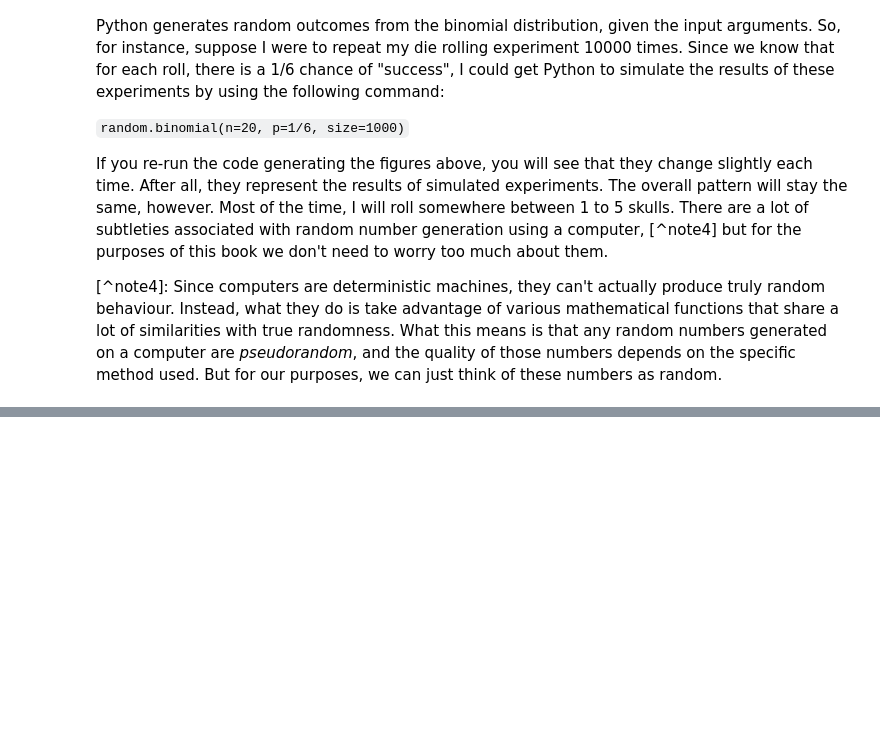
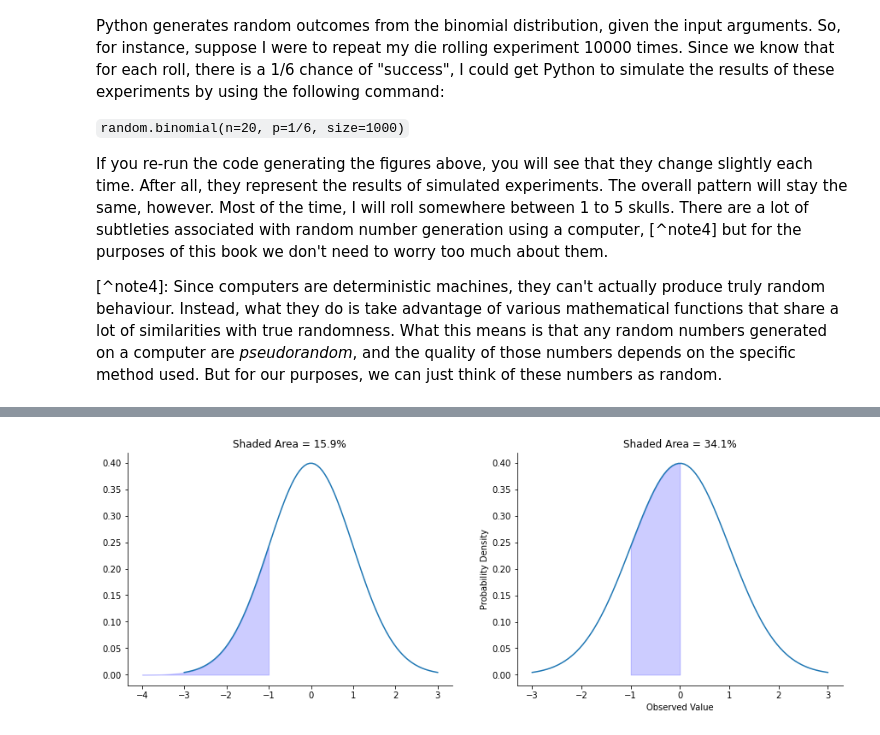
Before and after one commit to ethanweed/pythonbook, a Jupyter notebook: Book/_build/jupyter_execute/04.02-probability.ipynb, the cells around one changed output, grey strips where cells are left out. Drawn from its saved outputs; the diff is of its cells as text; code cells hidden in the pictures; blank space fills up the shorter version.

```diff
--- a/Book/_build/jupyter_execute/04.02-probability.ipynb
+++ b/Book/_build/jupyter_execute/04.02-probability.ipynb
@@ -453,0 +542,35 @@ Before moving on, I want to point out one important characteristic of the normal
+# %%
+%matplotlib agg
+from myst_nb import glue
+import numpy as np
+import scipy.stats as stats
+import seaborn as sns
+
+fig, axes = plt.subplots(1, 2, figsize=(15, 5), sharey=False)
+
+mu = 0
+variance = 1
+sigma = np.sqrt(variance)
+x = np.linspace(mu - 3*sigma, mu + 3*sigma, 100)
+sns.lineplot(x = x, y = stats.norm.pdf(x, mu, sigma), ax=axes[0])
+sns.lineplot(x = x, y = stats.norm.pdf(x, mu, sigma), ax=axes[1])
+plt.xlabel('Observed Value')
+plt.ylabel('Probability Density')
+
+x_fill1 = np.arange(-4, -1, 0.001)
+x_fill2 = np.arange(-1, 0, 0.001)
+
+y_fill1 = stats.norm.pdf(x_fill1,0,1)
+y_fill2 = stats.norm.pdf(x_fill2,0,1)
+
+axes[0].fill_between(x_fill1,y_fill1,0, alpha=0.2, color='blue')
+axes[1].fill_between(x_fill2,y_fill2,0, alpha=0.2, color='blue')
+
+axes[0].set_title("Shaded Area = 15.9%")
+axes[1].set_title("Shaded Area = 34.1%")
+
+sns.despine()
+
+glue("sdnorm_fig2", fig, display=False)
+# %% [output]
+[figure, added]
```
Also changed, not shown: parts of 28 cells of this notebook, 26 other files.
